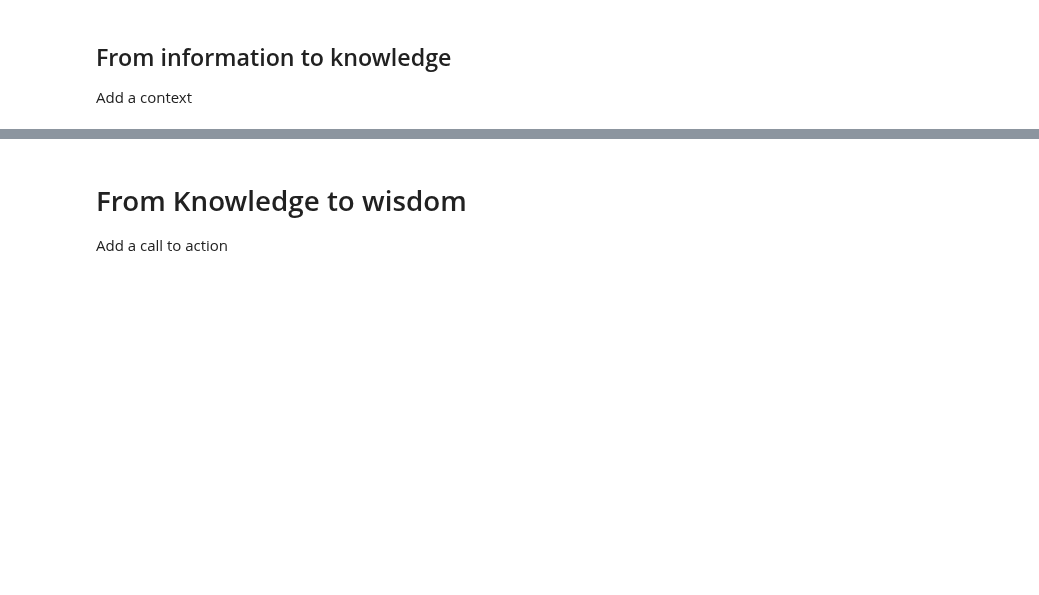
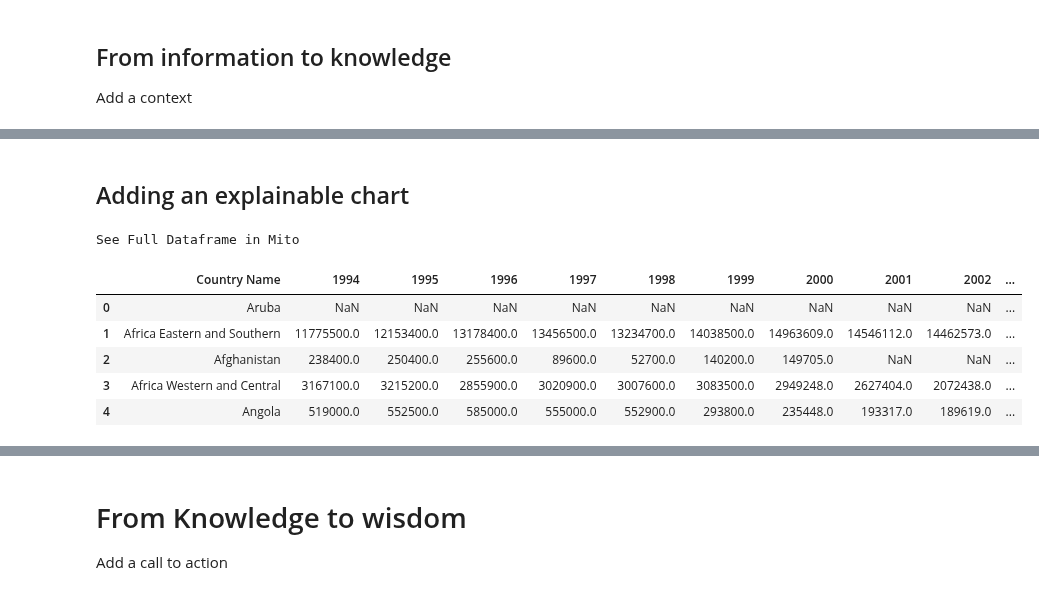
Before and after one commit to alod83/Data-Storytelling-with-Altair-and-AI, a Jupyter notebook: 02/Altair Example.ipynb, the cells around one changed output, grey strips where cells are left out. Saved outputs shown, nothing was run; the diff lists cells and outputs as text; code cells hidden in the pictures; blank space fills up the shorter version.

```diff
--- a/02/Altair Example.ipynb
+++ b/02/Altair Example.ipynb
@@ -253,3 +256,17 @@ total = (text | chart + pi).configure_view(strokeWidth=0)
 total
 # %% [output]
 [interactive output not drawn]
+# %% [markdown]
+## Adding an explainable chart
+# %%
+df_airports = pd.read_csv('source/airports.csv')
+
+df_airports.head()
+# %% [output]
+See Full Dataframe in Mito
+|  | Country Name | 1994 | 1995 | 1996 | 1997 | 1998 | 1999 | 2000 | 2001 | 2002 | ... |
+| 0 | Aruba | NaN | NaN | NaN | NaN | NaN | NaN | NaN | NaN | NaN | ... |
+| 1 | Africa Eastern and Southern | 11775500.0 | 12153400.0 | 13178400.0 | 13456500.0 | 13234700.0 | 14038500.0 | 14963609.0 | 14546112.0 | 14462573.0 | ... |
+| 2 | Afghanistan | 238400.0 | 250400.0 | 255600.0 | 89600.0 | 52700.0 | 140200.0 | 149705.0 | NaN | NaN | ... |
+| 3 | Africa Western and Central | 3167100.0 | 3215200.0 | 2855900.0 | 3020900.0 | 3007600.0 | 3083500.0 | 2949248.0 | 2627404.0 | 2072438.0 | ... |
+| 4 | Angola | 519000.0 | 552500.0 | 585000.0 | 555000.0 | 552900.0 | 293800.0 | 235448.0 | 193317.0 | 189619.0 | ... |
```
Also changed, not shown: parts of 5 cells of this notebook, 2 other files.
